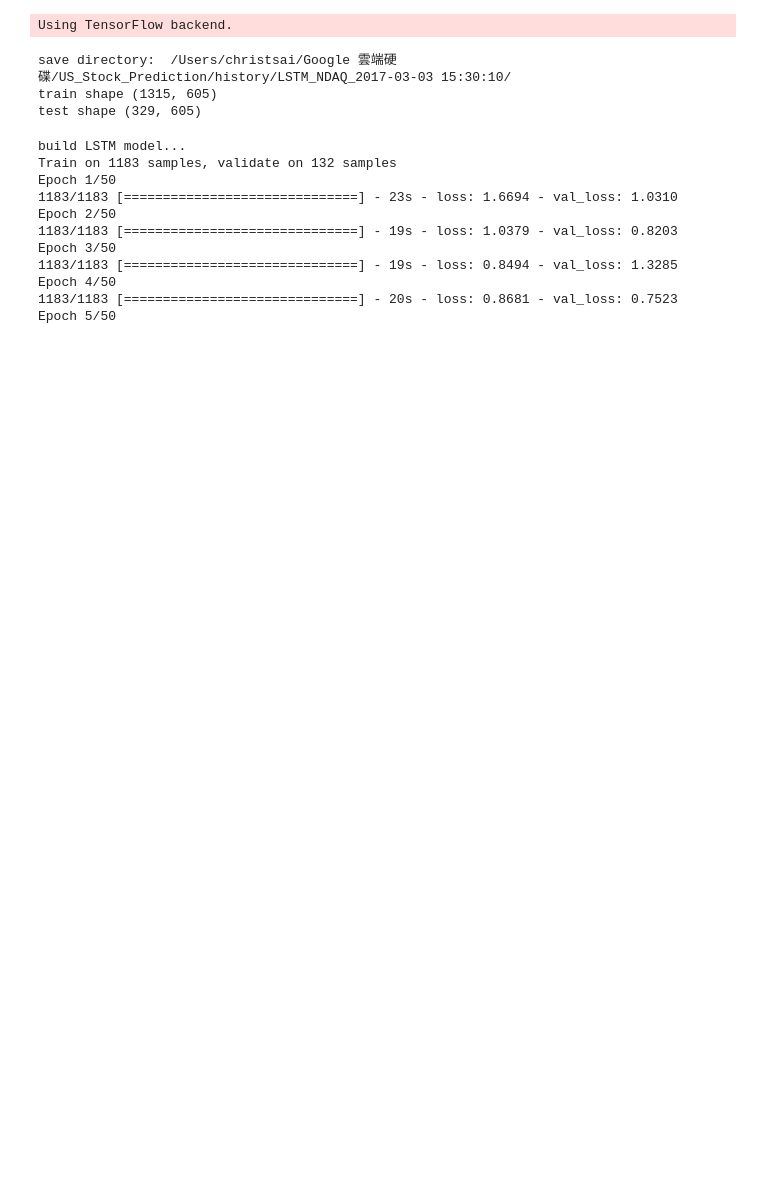
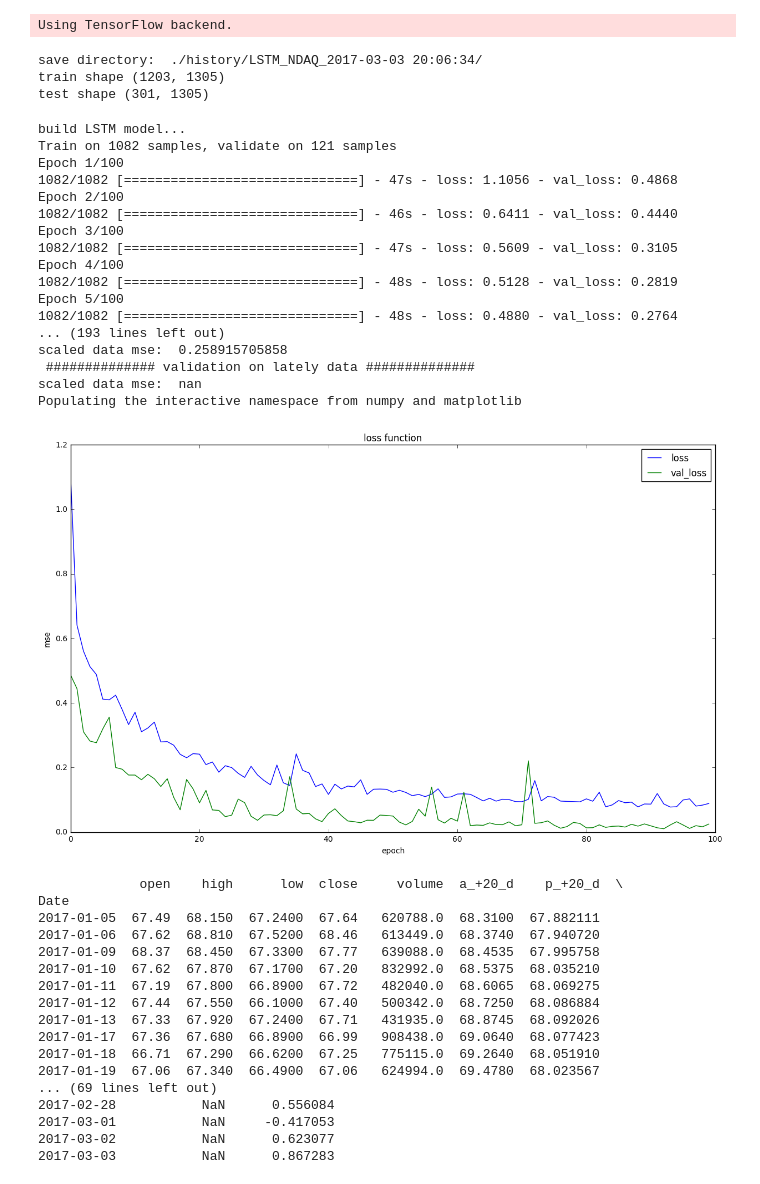
Before and after one commit to christsaizyt/US-Stock-Market-Prediction-by-LSTM, a Jupyter notebook: US_SP_LSTM_Regression.ipynb, the cells around one changed output. Cells and saved outputs as stored; diff of their text form; code cells hidden in the pictures; blank space fills up the shorter version.

Commit message:
1. remove useless code 2. update parameters 3. add some prediction results

```diff
--- a/US_SP_LSTM_Regression.ipynb
+++ b/US_SP_LSTM_Regression.ipynb
@@ -2,9 +2,9 @@
 import os
 
 def enviorment_check(id):
-    dir = '/Users/christsai/Google 雲端硬碟/US_Stock_Prediction/history/'
+    dir = './history/'
     if os.path.exists(dir) == False:
-        raise IndexError('Can not find the default folder')
+        os.makedirs(dir)
     save_folder = str(dir) + str(id)
     os.makedirs(save_folder)
     return (save_folder + '/')
@@ -158,6 +157,10 @@ def preprocessing_data(df, paras, featureDropForTraining, withLabel = True):
     return X_combined, y_normalized_T, scaler_combined
 # %%
 def reshape_input(X, y, paras):
+    '''
+    X.shape = [n_sample, window_len*n_features]
+    X_reshaped = [n_sample, window_len, n_features]
+    '''
     n_sample = X.shape[0]
     n_channel = paras.n_features
     n_features_per_channel = X.shape[1]/n_channel
@@ -289,7 +291,6 @@ def plot_training_curve(history, paras, save = True):
     ax.legend(['loss', 'val_loss'], loc='upper right')
     plt.show()
     if save == True:
-        savefig(paras.save_folder + 'training_curve.png')
         w = csv.writer(open(paras.save_folder + "training_curve_model.txt", "w"))
         for key, val in history.history.items():
             w.writerow([key, val])
@@ -430,40 +365,64 @@ def run_LSTM(paras):
 # %%
 import US_SP_Global_Parameters
 if __name__ == "__main__":
     # #################### parameters setting ####################
     paras = US_SP_Global_Parameters.SP_RNN_LSTM_Paras('LSTM', ticker = 'NDAQ')
     paras.features = 'ohlcv'
-    paras.window_len = 120
+    paras.window_len = 260
     paras.pred_len = 20
     paras.known_lately_len = 20
     paras.debug_load_data = False
     paras.debug_preproc_data = False
 
     # LSTM parameters
     paras.batch_size = 128
-    paras.epoch = 50
+    paras.epoch = 100
     paras.validation_split = 0.1
     paras.model['hidden_layers'] = [120, 60, 30]
-    paras.model['dropout'] = [0.5, 0.5, 0.3]
+    paras.model['dropout'] = [0.7, 0.5, 0.3]
     paras.model['activation'] = ['relu', 'relu', 'relu']
     paras.model['out_layer'] = 1
     paras.model['out_activation'] = 'linear'
     paras.model['loss'] = 'mse'
     paras.model['optimizer'] = 'rmsprop'
 
     run_LSTM(paras)
 # %% [output]
-save directory:  /Users/christsai/Google 雲端硬碟/US_Stock_Prediction/history/LSTM_NDAQ_2017-03-03 15:30:10/
-train shape (1315, 605)
-test shape (329, 605)
+save directory:  ./history/LSTM_NDAQ_2017-03-03 20:06:34/
+train shape (1203, 1305)
+test shape (301, 1305)
 build LSTM model...
-Train on 1183 samples, validate on 132 samples
-Epoch 1/50
-1183/1183 [==============================] - 23s - loss: 1.6694 - val_loss: 1.0310
-Epoch 2/50
-1183/1183 [==============================] - 19s - loss: 1.0379 - val_loss: 0.8203
-Epoch 3/50
-1183/1183 [==============================] - 19s - loss: 0.8494 - val_loss: 1.3285
-Epoch 4/50
-1183/1183 [==============================] - 20s - loss: 0.8681 - val_loss: 0.7523
-Epoch 5/50
+Train on 1082 samples, validate on 121 samples
+Epoch 1/100
+1082/1082 [==============================] - 47s - loss: 1.1056 - val_loss: 0.4868
+Epoch 2/100
+1082/1082 [==============================] - 46s - loss: 0.6411 - val_loss: 0.4440
+Epoch 3/100
+1082/1082 [==============================] - 47s - loss: 0.5609 - val_loss: 0.3105
+Epoch 4/100
+1082/1082 [==============================] - 48s - loss: 0.5128 - val_loss: 0.2819
+Epoch 5/100
+1082/1082 [==============================] - 48s - loss: 0.4880 - val_loss: 0.2764
+... (193 lines left out)
+scaled data mse:  0.258915705858
+ ############## validation on lately data ##############
+scaled data mse:  nan
+Populating the interactive namespace from numpy and matplotlib
+[figure, added]
+             open    high      low  close     volume  a_+20_d    p_+20_d  \
+Date
+2017-01-05  67.49  68.150  67.2400  67.64   620788.0  68.3100  67.882111
+2017-01-06  67.62  68.810  67.5200  68.46   613449.0  68.3740  67.940720
+2017-01-09  68.37  68.450  67.3300  67.77   639088.0  68.4535  67.995758
+2017-01-10  67.62  67.870  67.1700  67.20   832992.0  68.5375  68.035210
+2017-01-11  67.19  67.800  66.8900  67.72   482040.0  68.6065  68.069275
+2017-01-12  67.44  67.550  66.1000  67.40   500342.0  68.7250  68.086884
+2017-01-13  67.33  67.920  67.2400  67.71   431935.0  68.8745  68.092026
+2017-01-17  67.36  67.680  66.8900  66.99   908438.0  69.0640  68.077423
+2017-01-18  66.71  67.290  66.6200  67.25   775115.0  69.2640  68.051910
+2017-01-19  67.06  67.340  66.4900  67.06   624994.0  69.4780  68.023567
+... (69 lines left out)
+2017-02-28           NaN      0.556084
+2017-03-01           NaN     -0.417053
+2017-03-02           NaN      0.623077
+2017-03-03           NaN      0.867283
```
Also changed, not shown: parts of 6 cells of this notebook.
